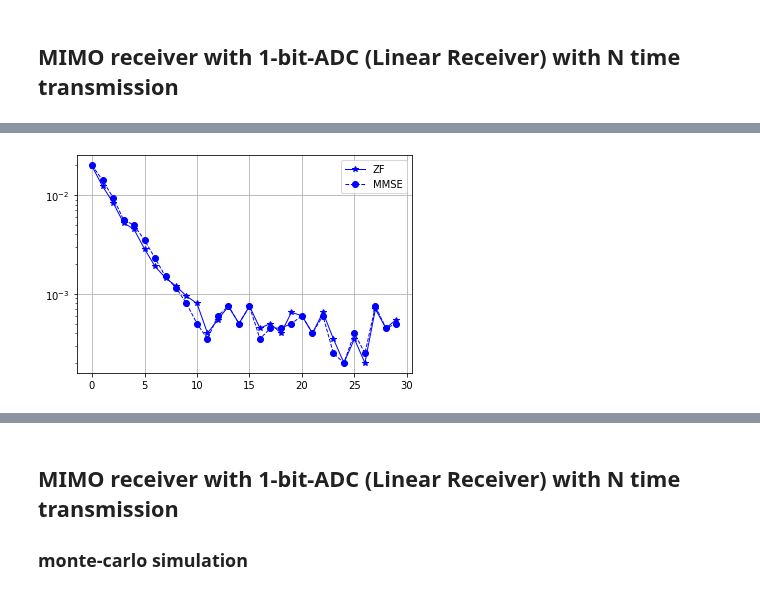
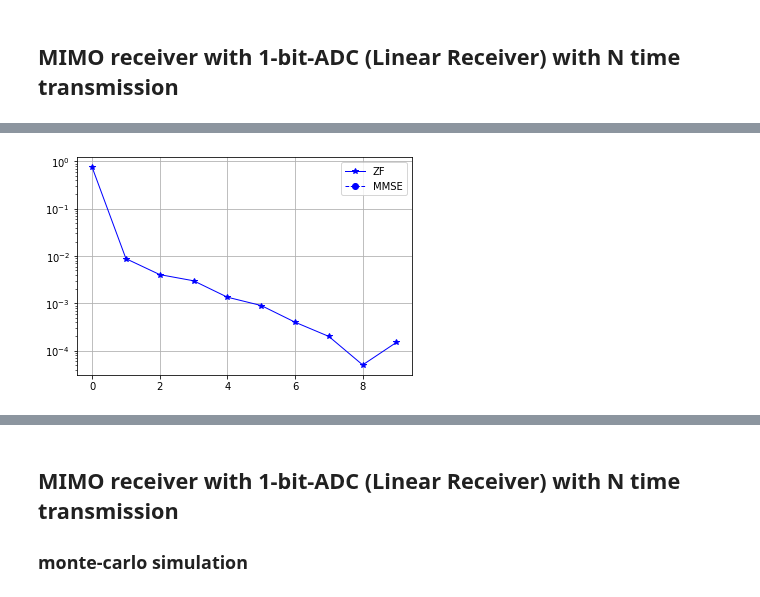
Before and after one commit to IISL-HYU/comm, a Jupyter notebook: practice.ipynb, the cells around one changed output, grey strips where cells are left out. Saved outputs shown, nothing was run; the diff lists cells and outputs as text; code cells hidden in the pictures.

```diff
--- a/practice.ipynb
+++ b/practice.ipynb
@@ -141,10 +142,17 @@ def comp2re(H, x, z, y):
     ])
     return H_re, x_re, z_re, y_re
 
+# ML detection of single timestep
+def ml_detection(y_re, H_re, symbol_space, snr_dB):
+    snr = (10**(snr_dB/20))
+    return symbol_space[np.argmax(np.sum(np.log(phi((np.matmul(symbol_space, H_re.T) * y_re.T) * np.sqrt(2 * snr))), axis=1))].reshape(-1, 1)
+
 # simple constellation points (normalized)
 constellation_points = np.array([-1-1j, -1+1j, 1-1j, 1+1j])
 constellation_points /= np.sqrt(2)
 symbol_space = make_symbol_space(K, M, cp=constellation_points)
+
+snr = -5
 
 # symbols for 1-timeslot
 x = np.random.randint(0, M, size=K).reshape(-1, 1)
@@ -154,7 +162,7 @@ x = np.take(constellation_points, x)
 H = (1 / np.sqrt(2)) * (np.random.randn(N, K) + 1j * np.random.randn(N, K))
 z = (1 / np.sqrt(2)) * (np.random.randn(N, 1) + 1j * np.random.randn(N, 1))
 
-r = np.matmul(H, x) + z
+r = np.matmul(H, x) + (10**(-snr/20)) * z
 
 # 1-bit ADC
 y = np.sign(r.real) + 1j * np.sign(r.imag)
@@ -187,3 +195,9 @@ H_re, x_re, z_re, y_re = comp2re(H, x, z, y)
 
 # # Compare
 # np.isclose(x, x_hat_zf), np.isclose(x, x_hat_mmse)
+
+
+# ML detection (1-timestep)
+x_hat_ML = ml_detection(y_re=y_re, H_re=H_re, symbol_space=symbol_space, snr_dB=snr)
+
+np.isclose(x_re, x_hat_ML)
@@ -209,3 +209,8 @@ array([[-0.70710678, -0.70710678, -0.70710678, -0.70710678],
+# %%
+# ML detection of single timestep
+def ml_detection(y_re, H_re, symbol_space, snr_dB):
+    snr = (10**(snr_dB/20))
+    return symbol_space[np.argmax(np.sum(np.log(phi((np.matmul(symbol_space, H_re.T) * y_re.T) * np.sqrt(2 * snr))), axis=1))].reshape(-1, 1)
 # %% [markdown]
 ## MIMO receiver with 1-bit-ADC (Linear Receiver) with N time transmission
 # %%
@@ -216,7 +221,7 @@ K = 2   # Number of users (transmitter antenna)
 N = 16   # Number of Receiver (Receive antenna)
 M = 4   # level of modulation (4-QAM / QPSK)
 T = int(1e4) # Total Transmission rounds
-SNR_max = 30
+SNR_max = 10
 
 
 def make_symbol_space(K, M, cp):
@@ -232,15 +237,24 @@ def make_symbol_space(K, M, cp):
     symbol_space = np.take(cp, index_space)
     return symbol_space
 
-def comp2re(H, x, z, r):
+def comp2re(H, x, z, y):
     x_re = np.hstack((x.real, x.imag))
     z_re = np.hstack((z.real, x.imag))
-    r_re = np.hstack((r.real, r.imag))
+    y_re = np.hstack((y.real, y.imag))
     H_re = np.block([
         [H.real, -H.imag],
         [H.imag, H.real]
     ])
-    return H_re, x_re, z_re, r_re
+    return H_re, x_re, z_re, y_re
+
+def ml_detection(y_re, H_re, symbol_space, snr_dB):
+    symbol_space_re = np.hstack((symbol_space.real, symbol_space.imag)) * np.ones(shape=(T, M**K, 2*K))
+    likelihood = phi(np.matmul(symbol_space_re, H_re.transpose(0, 2, 1)) * y_re.transpose(0, 2, 1) * np.sqrt(2 * snr))
+    log_likelihood = np.sum(np.log(likelihood), axis=2)
+    x_hat_idx = np.argmax(log_likelihood, axis=1)
+    x_hat_ML = np.take(symbol_space, x_hat_idx, axis=0)
+    x_hat_ML = x_hat_ML.reshape(x.shape)
+    return x_hat_ML
 
 # simple constellation points (normalized)
 constellation_points = np.array([-1-1j, -1+1j, 1-1j, 1+1j])
@@ -261,41 +275,45 @@ for snr in range(SNR_max):
 
     r = np.matmul(H, x) + (10**(-snr/20)) * z
 
-    # Complex to real representation
-    H_re, x_re, z_re, r_re = comp2re(H, x, z, r)
+    # 1-bit ADC
+    y = np.sign(r.real) + 1j * np.sign(r.imag)
 
-    # 1-bit ADC
-    y = np.sign(r_re)
-    y = y[:, :N, :] + 1j*y[:, N:, :]
+    H_re, x_re, z_re, y_re = comp2re(H, x, z, y)
 
-    # relaxed linear receiver
-    W_zf = np.linalg.pinv(H)
-    W_mmse = np.matmul((H.conjugate()).transpose((0, 2, 1)), H) + (10**(-snr/20))*((np.eye(K)+1j*np.eye(K)) * np.ones((T, K, K)))
-    W_mmse = np.linalg.inv(W_mmse)
-    W_mmse = np.matmul(W_mmse, (H.conjugate()).transpose((0, 2, 1)))
+    x_hat_ML = ml_detection(y_re=y_re, H_re=H_re, symbol_space=symbol_space, snr_dB=snr)
 
-    # Relaxed estimation of x
-    x_tilde = np.matmul(W_zf, y)
-    x_tilde_mmse = np.matmul(W_mmse, y)
+    ser = 1 - np.sum(np.isclose(x, x_hat_ML)) / (T * K)
+    sers.append(ser)
+
+    # # relaxed linear receiver
+    # W_zf = np.linalg.pinv(H)
+    # W_mmse = np.matmul((H.conjugate()).transpose((0, 2, 1)), H) + (10**(-snr/20))*((np.eye(K)+1j*np.eye(K)) * np.ones((T, K, K)))
+    # W_mmse = np.linalg.inv(W_mmse)
+    # W_mmse = np.matmul(W_mmse, (H.conjugate()).transpose((0, 2, 1)))
+
+    # # Relaxed estimation of x
+    # x_tilde = np.matmul(W_zf, y)
+    # x_tilde_mmse = np.matmul(W_mmse, y)
 
 
-    # detection within each users (symbol-by-symbol)
-    compare = np.abs(x_tilde - constellation_points)
-    det_by_idx = np.argmin(compare, axis=-1)
-    x_hat = np.take(constellation_points, det_by_idx).reshape(x_tilde.shape)
+    # # detection within each users (symbol-by-symbol)
+    # compare = np.abs(x_tilde - constellation_points)
+    # det_by_idx = np.argmin(compare, axis=-1)
+    # x_hat = np.take(constellation_points, det_by_idx).reshape(x_tilde.shape)
 
-    compare = np.abs(x_tilde_mmse - constellation_points)
-    det_by_idx = np.argmin(compare, axis=-1)
-    x_hat_mmse = np.take(constellation_points, det_by_idx).reshape(x_tilde_mmse.shape)
+    # compare = np.abs(x_tilde_mmse - constellation_points)
+    # det_by_idx = np.argmin(compare, axis=-1)
+    # x_hat_mmse = np.take(constellation_points, det_by_idx).reshape(x_tilde_mmse.shape)
 
-    # Compare
-    ser = 1-np.sum(np.isclose(x, x_hat)) / (T * K)
-    ser_mmse = 1-np.sum(np.isclose(x, x_hat_mmse)) / (T*K)
+    # # Compare
+    # ser = 1-np.sum(np.isclose(x, x_hat)) / (T * K)
+    # ser_mmse = 1-np.sum(np.isclose(x, x_hat_mmse)) / (T*K)
 
-    if snr % 5 == 0:
-        print("snr: ", snr, "ser (zf): ", ser, "     |     ser(mmse): ", ser_mmse)
-    sers.append(ser)
-    sers_mmse.append(ser_mmse)
+    # if snr % 5 == 0:
+        # print("snr: ", snr, "ser (zf): ", ser, "     |     ser(mmse): ", ser_mmse)
+    print("snr: ", snr, "ser:", ser)
+    # sers.append(ser)
+    # sers_mmse.append(ser_mmse)
 
 
 
@@ -315 +337 @@ snr:  25 ser (zf):  0.00034999999999996145      |     ser(mmse):  0.000399999999
-[figure, old version]
+[figure, new version]
```
Also changed, not shown: parts of 12 cells of this notebook.
